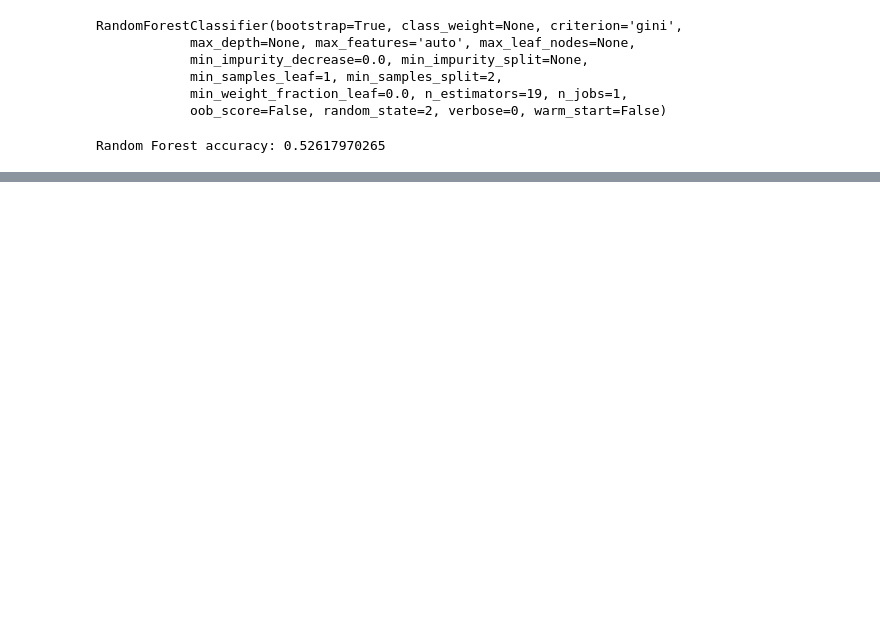
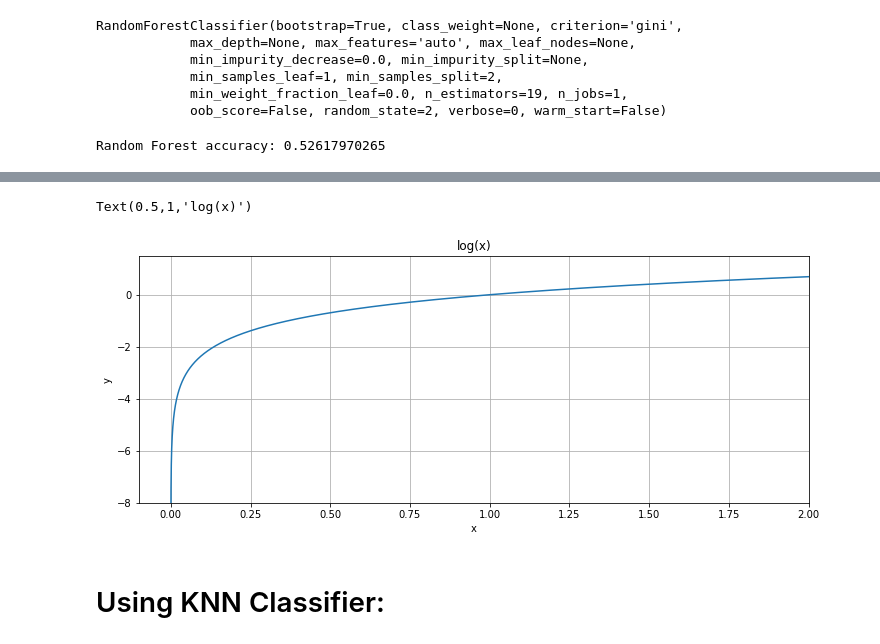
Before and after one commit to cedrictongg/CS5661_DataScience, a Jupyter notebook: Final_Project_Aaron.ipynb, the cells around one changed output, grey strips where cells are left out. Cells and saved outputs as stored; diff of their text form; code cells hidden in the pictures; blank space fills up the shorter version.

```diff
--- a/Final_Project_Aaron.ipynb
+++ b/Final_Project_Aaron.ipynb
@@ -330,0 +366,21 @@ Random Forest accuracy: 0.52617970265
+# %%
+t = arange(1e-5, 5.0, 0.00001)
+
+graph = figure(1, figsize=(12,10))
+
+axis = graph.add_subplot(211)
+
+axis.plot(t, np.log(t))
+
+axis.grid(True)
+
+axis.set_ylim(-8,1.5)
+axis.set_xlim(-0.1,2)
+axis.set_xlabel('x')
+axis.set_ylabel('y')
+axis.set_title('log(x)')
+# %% [output]
+Text(0.5,1,'log(x)')
+[figure, added]
+# %% [markdown]
+# Using KNN Classifier:
```
Also changed, not shown: parts of 21 cells of this notebook.
